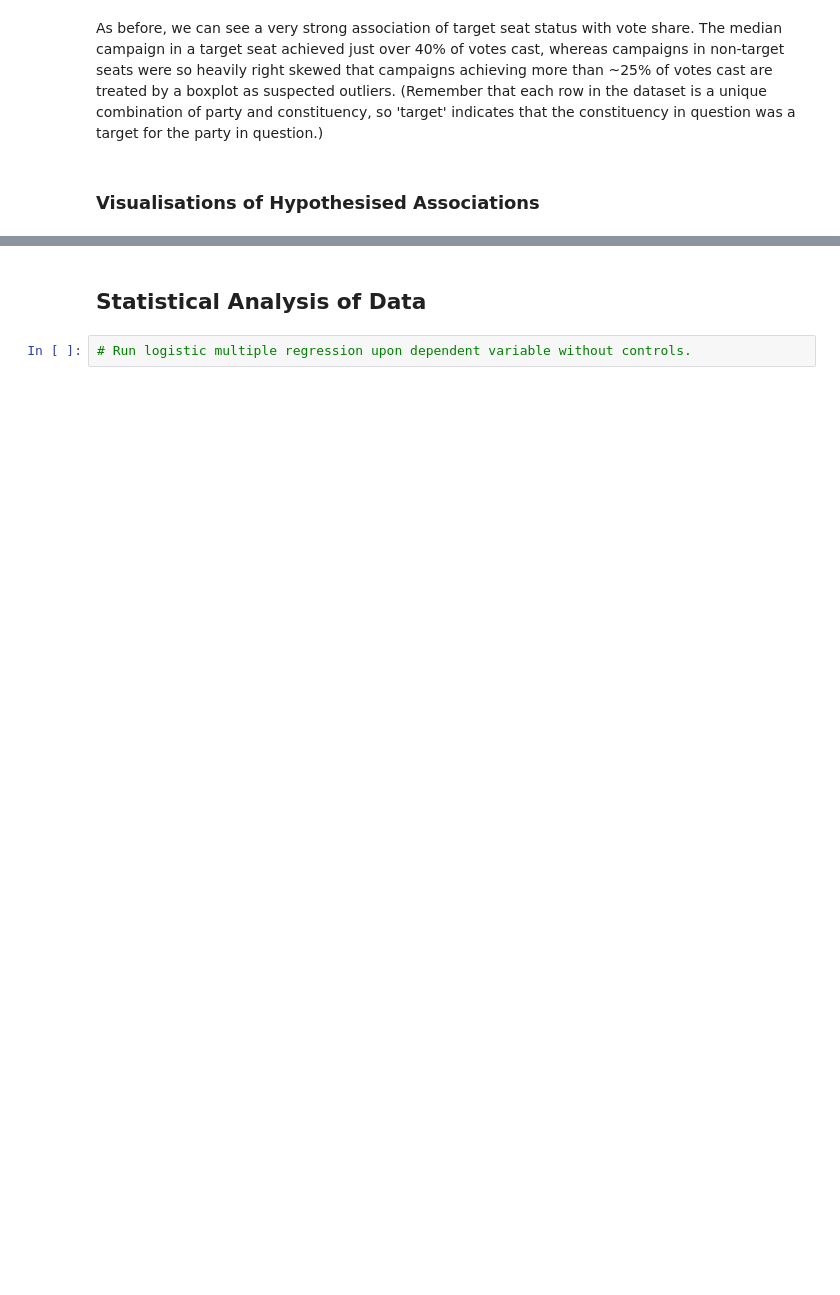
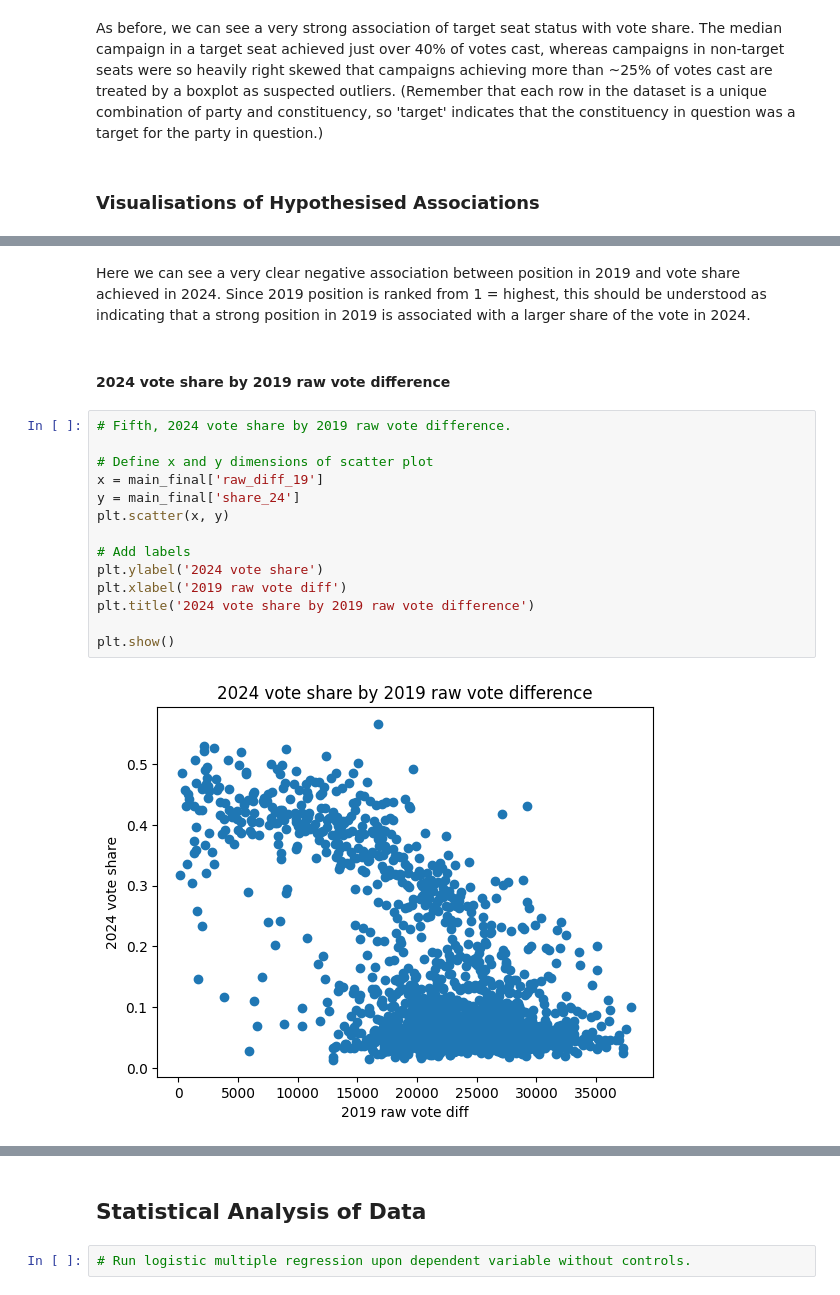
Before and after one commit to lintywilliams/EC-Assessment-1, a Jupyter notebook: Target-seat-rules-of-thumb.ipynb, the cells around one changed output, grey strips where cells are left out. Saved outputs shown, nothing was run; the diff lists cells and outputs as text; blank space fills up the shorter version.

```diff
--- a/Target-seat-rules-of-thumb.ipynb
+++ b/Target-seat-rules-of-thumb.ipynb
@@ -1949,0 +2004,20 @@ plt.show()
+# %% [markdown]
+Here we can see a very clear negative association between position in 2019 and vote share achieved in 2024. Since 2019 position is ranked from 1 = highest, this should be understood as indicating that a strong position in 2019 is associated with a larger share of the vote in 2024.
+# %% [markdown]
+#### 2024 vote share by 2019 raw vote difference
+# %%
+# Fifth, 2024 vote share by 2019 raw vote difference.
+
+# Define x and y dimensions of scatter plot
+x = main_final['raw_diff_19']
+y = main_final['share_24']
+plt.scatter(x, y)
+
+# Add labels
+plt.ylabel('2024 vote share')
+plt.xlabel('2019 raw vote diff')
+plt.title('2024 vote share by 2019 raw vote difference')
+
+plt.show()
+# %% [output]
+[figure, added]
```
Also changed, not shown: parts of 29 cells of this notebook.
